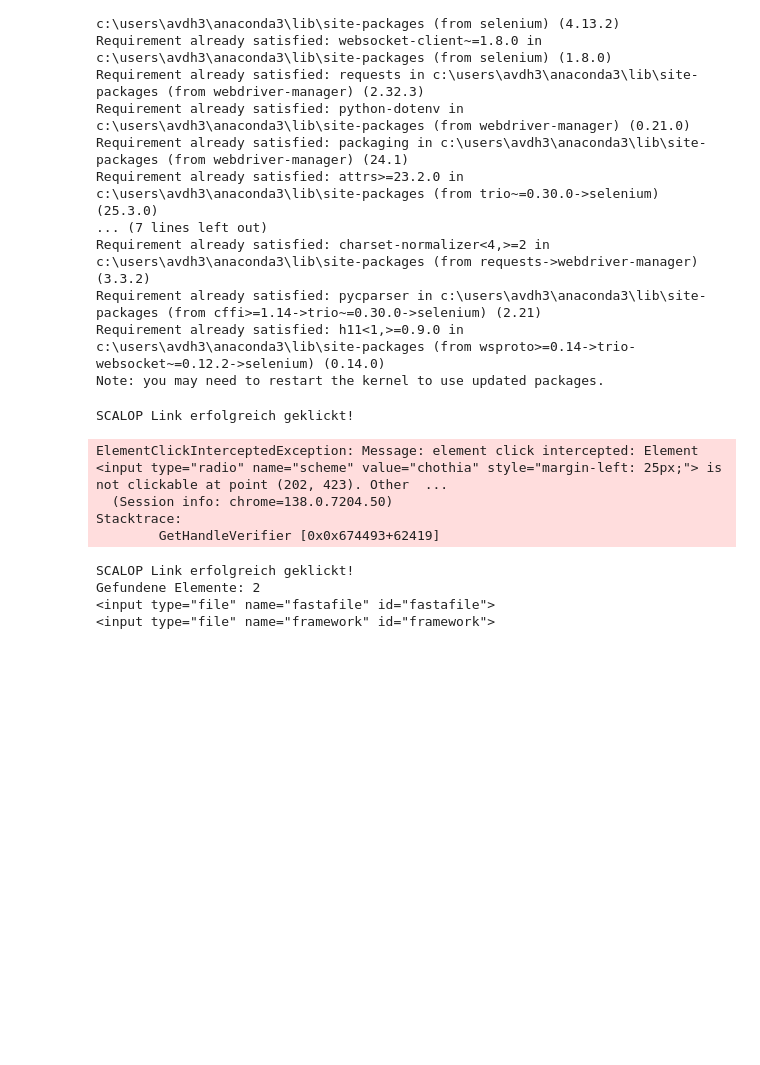
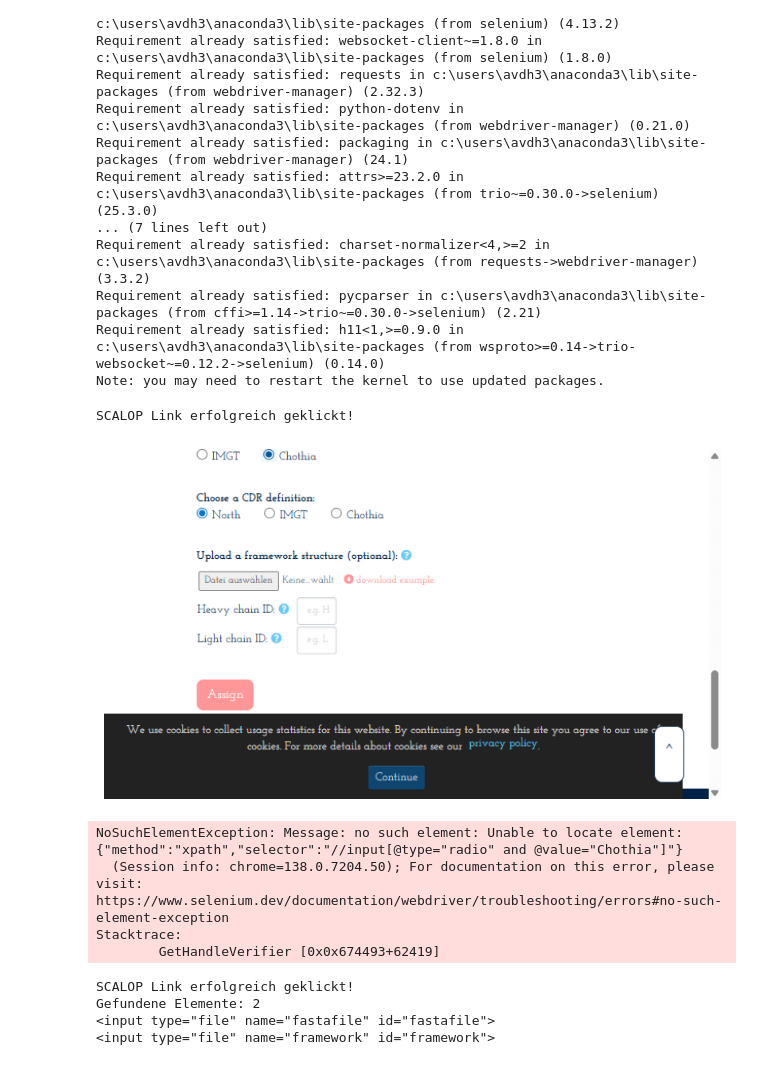
Before and after one commit to datascience-2025-group4/group04-team04, a Jupyter notebook: sequenzbasierter_ansatz/canonicalformsextrahieren.ipynb, the cells around one changed output. Saved outputs shown, nothing was run; the diff lists cells and outputs as text; code cells hidden in the pictures; blank space fills up the shorter version.

Commit message:
chothia erfolgreich geklickt

```diff
--- a/sequenzbasierter_ansatz/canonicalformsextrahieren.ipynb
+++ b/sequenzbasierter_ansatz/canonicalformsextrahieren.ipynb
@@ -88,6 +88,7 @@ Requirement already satisfied: h11<1,>=0.9.0 in c:\users\avdh3\anaconda3\lib\sit
 Note: you may need to restart the kernel to use updated packages.
 # %%
 from selenium.webdriver.common.action_chains import ActionChains
+import matplotlib.pyplot as plt
 #pdb ids aus unserer geflterten datei laden
 df = pd.read_csv("data/ab_ag_annotated.tsv", sep="\t").drop_duplicates(subset = ["pdb", "CDR_H1", "CDR_H2", "CDR_L1", "CDR_L2", "CDR_L3"], ignore_index = True)
 pdb_ids = df["pdb"].unique() #nur eindeutige PDB-IDs extrahieren
@@ -127,6 +128,14 @@ for pdb_id in pdb_ids:
     except Exception as e:
         print("Konnte SCALOP Link nicht klicken:", e)
 
+    #überprüfung wo auf seite wir uns befinden
+    #driver.save_screenshot('debug.png')
+    #img = plt.imread('debug.png')
+    #plt.figure(figsize=(10, 8))
+    #plt.imshow(img)
+    #plt.axis('off')
+    #plt.show()
+
     #navigation auf der scalop seite
     # Warte bis Formular geladen ist
     WebDriverWait(driver, 20).until(
@@ -138,9 +147,6 @@ for pdb_id in pdb_ids:
     actions.move_to_element(driver.find_element(By.XPATH, '//input[@type="file"]')).perform()
 
     # Lade FASTA-Datei hoch aber mit wartezeit damit die seite auch wirklich geladen ist
-    #file_input = WebDriverWait(driver, 10).until(
-    #EC.visibility_of_element_located((By.XPATH, '//input[@type="file"]'))
-    #)
     file_input = WebDriverWait(driver, 10).until(
     EC.visibility_of_element_located((By.ID, "fastafile"))
     )
@@ -148,13 +154,33 @@ for pdb_id in pdb_ids:
     file_path=os.path.abspath('fasta_files\\9ds2.fasta') #os.path.abspath gibt den absoluten Pfad zur Datei zurück
     file_input.send_keys(file_path) #schickt den Pfad der Datei an dieses Feld
 
+    #überprüfung ob die datei hochgeladen wurde und wo wir uns befinden
+    #driver.save_screenshot('debug.png')
+    #img = plt.imread('debug.png')
+    #plt.figure(figsize=(10, 8))
+    #plt.imshow(img)
+    #plt.axis('off')
+    #plt.show()
+
     # Wähle Chothia bei Numbering Scheme
+    # Scrolle zu dem Element
     chothia_radio = driver.find_element(By.XPATH, '//input[@type="radio" and @value="chothia"]')
+    driver.execute_script("arguments[0].scrollIntoView();", chothia_radio)
+
+    # Nun anklicken
     chothia_radio.click()
+
+    #überprüfung ob chothia ausgewählt wurde und wo wir uns befinden
+    driver.save_screenshot('debug.png')
+    img = plt.imread('debug.png')
+    plt.figure(figsize=(10, 8))
+    plt.imshow(img)
+    plt.axis('off')
+    plt.show()
 
     # Wähle Chothia bei CDR Definition
     cdr_chothia_radio = driver.find_element(By.XPATH, '//input[@type="radio" and @value="Chothia"]')
-    cdr_chothia_radio.click()
+    cdr_chothia_radio.click() ###
 
     # Klicke Assign-Button
     assign_button = driver.find_element(By.XPATH, '//button[contains(text(), "Assign")]')
@@ -174,35 +200,36 @@ for pdb_id in pdb_ids:
         #für jede zeile relevante infos extrahieren
         for row in rows:
             cols = row.find_elements(By.TAG_NAME, 'td')
             if len(cols) >= 5:
                 chain = cols[0].text.strip()
                 cdr = cols[1].text.strip()
                 length = cols[2].text.strip()
                 canonical_form = cols[3].text.strip()
 
                 # Ergebnis in Dictionary speichern
                 results.append({
                 "PDB_ID": pdb_id,
                 "Chain": chain,
                 "CDR": cdr,
                 "Length": length,
                 "Canonical_Form": canonical_form })
 
     except Exception as e:
             print(f"Fehler bei {pdb_id}: {e}")
             continue  # Wenn etwas schiefläuft, einfach zur nächsten PDB-ID springen
 
 #browser schließen und ergbnisse speichern
 # Browser schließen
 driver.quit()
 
 # Ergebnisse in DataFrame umwandeln und abspeichern
 df_results = pd.DataFrame(results)
 df_results.to_csv("scalop_canonical_forms.csv", index=False)
 # %% [output]
 SCALOP Link erfolgreich geklickt!
+[figure, added]
-ElementClickInterceptedException: Message: element click intercepted: Element <input type="radio" name="scheme" value="chothia" style="margin-left: 25px;"> is not clickable at point (202, 423). Other  ...
-  (Session info: chrome=138.0.7204.50)
+NoSuchElementException: Message: no such element: Unable to locate element: {"method":"xpath","selector":"//input[@type="radio" and @value="Chothia"]"}
+  (Session info: chrome=138.0.7204.50); For documentation on this error, please visit: https://www.selenium.dev/documentation/webdriver/troubleshooting/errors#no-such-element-exception
 Stacktrace:
         GetHandleVerifier [0x0x674493+62419]
 # %%
```
Also changed, not shown: parts of 1 cell of this notebook, 2 other files.
